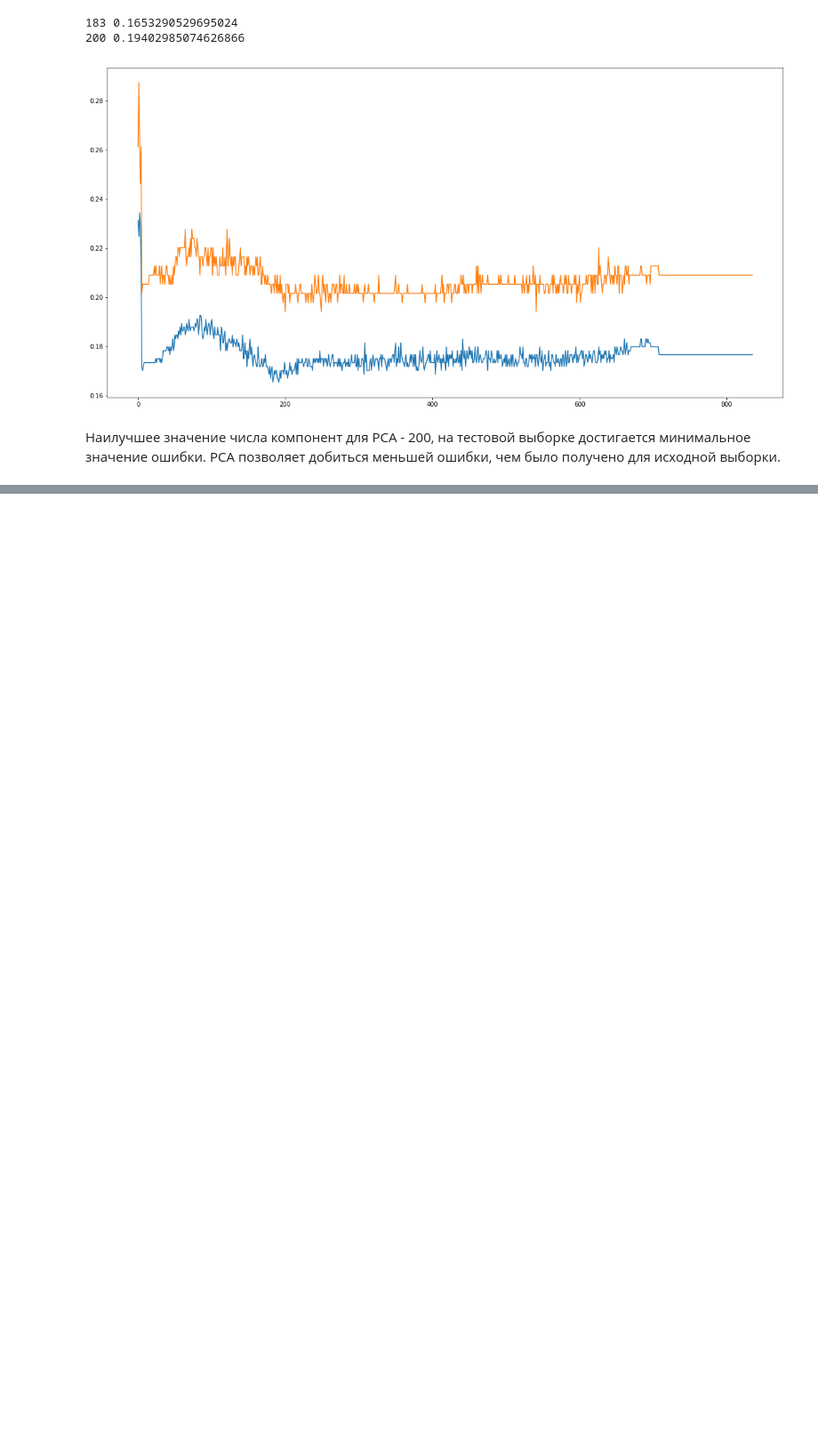
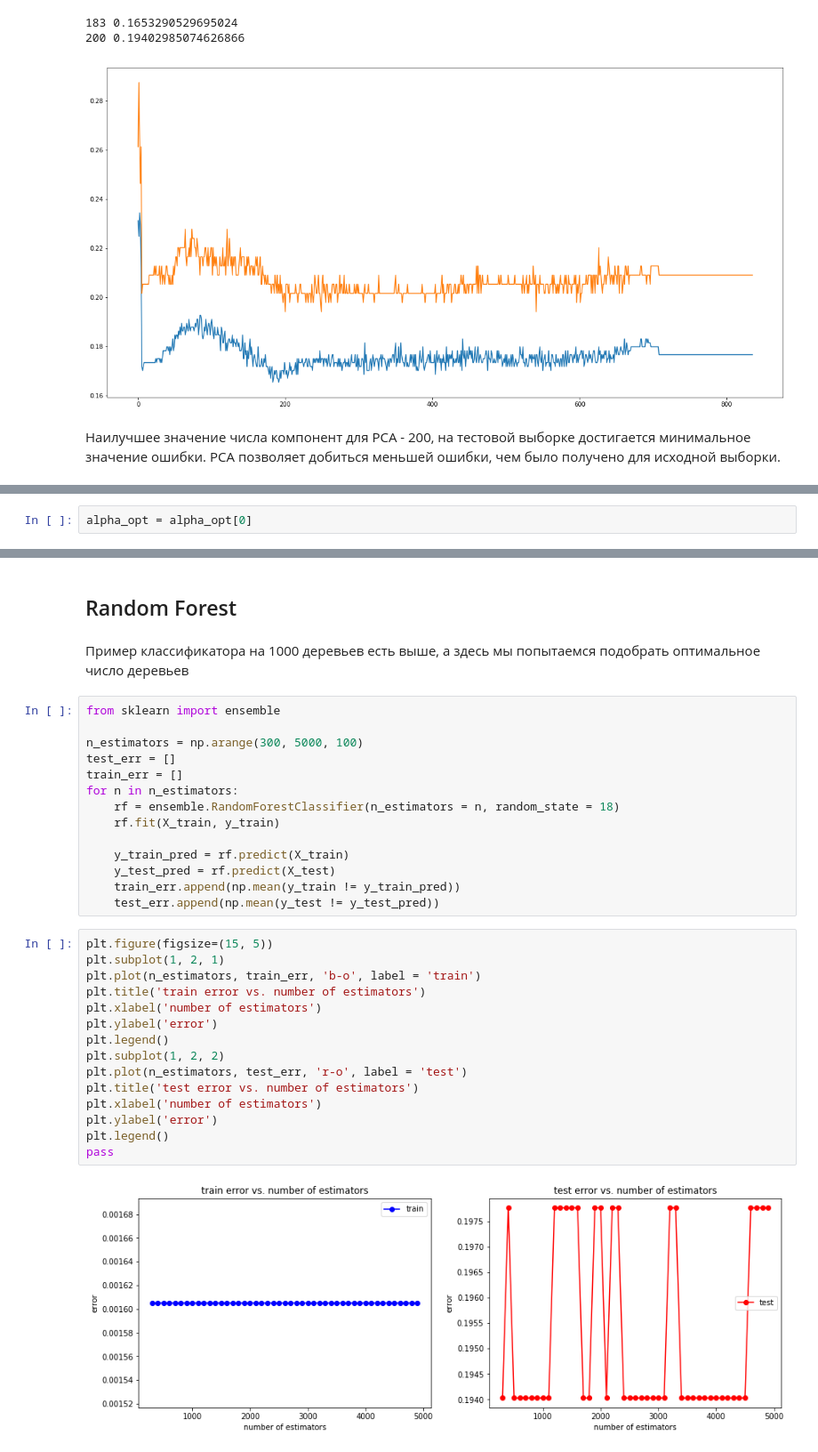
Before and after one commit to ZinovievVladimir/machine-learning, a Jupyter notebook: titanic.ipynb, the cells around one changed output, grey strips where cells are left out. Shown: that part at 89% size. Cells and saved outputs as stored; diff of their text form; blank space fills up the shorter version.

```diff
--- a/titanic.ipynb
+++ b/titanic.ipynb
@@ -478,0 +616,2 @@ PCA позволяет добиться меньшей ошибки, чем бы
+# %%
+alpha_opt = alpha_opt[0]
@@ -478,0 +648,35 @@ PCA позволяет добиться меньшей ошибки, чем бы
+# %% [markdown]
+## Random Forest
+# %% [markdown]
+Пример классификатора на 1000 деревьев есть выше, а здесь мы попытаемся подобрать оптимальное число деревьев
+# %%
+from sklearn import ensemble
+
+n_estimators = np.arange(300, 5000, 100)
+test_err = []
+train_err = []
+for n in n_estimators:
+    rf = ensemble.RandomForestClassifier(n_estimators = n, random_state = 18)
+    rf.fit(X_train, y_train)
+
+    y_train_pred = rf.predict(X_train)
+    y_test_pred = rf.predict(X_test)
+    train_err.append(np.mean(y_train != y_train_pred))
+    test_err.append(np.mean(y_test != y_test_pred))
+# %%
+plt.figure(figsize=(15, 5))
+plt.subplot(1, 2, 1)
+plt.plot(n_estimators, train_err, 'b-o', label = 'train')
+plt.title('train error vs. number of estimators')
+plt.xlabel('number of estimators')
+plt.ylabel('error')
+plt.legend()
+plt.subplot(1, 2, 2)
+plt.plot(n_estimators, test_err, 'r-o', label = 'test')
+plt.title('test error vs. number of estimators')
+plt.xlabel('number of estimators')
+plt.ylabel('error')
+plt.legend()
+pass
+# %% [output]
+[figure, added]
```
Also changed, not shown: parts of 40 cells of this notebook.
